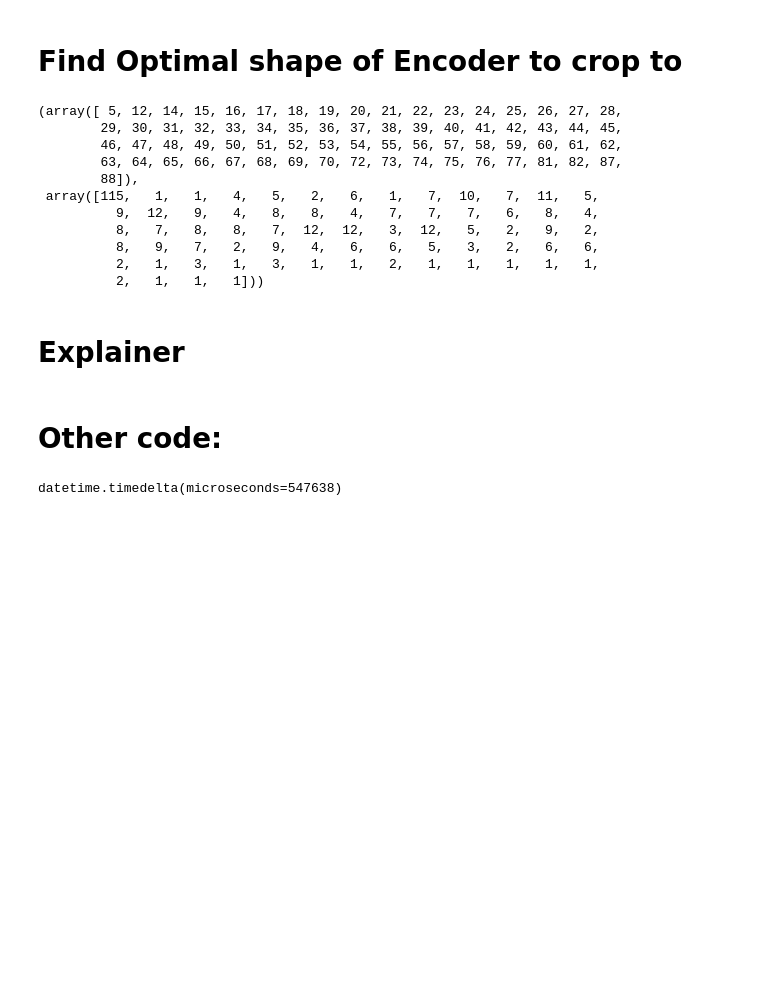
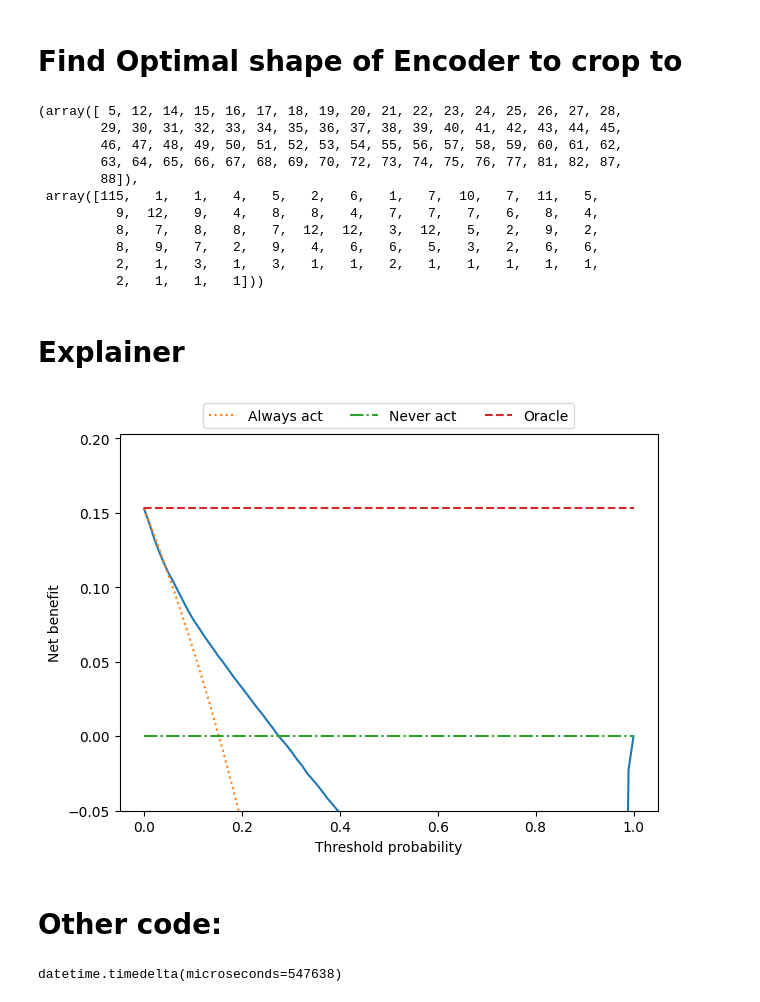
Before and after one commit to stephano41/radiomics_ai, a Jupyter notebook: notebooks/meningioma.ipynb, the cells around one changed output. Drawn from its saved outputs; the diff is of its cells as text; code cells hidden in the pictures; blank space fills up the shorter version.

Commit message:
decision curve analysis

```diff
--- a/notebooks/meningioma.ipynb
+++ b/notebooks/meningioma.ipynb
@@ -441,6 +441,82 @@ model2_run_id = '60e74372c5844fd0aa28bddefc58acd9' #radiomics and deep learning
 # %%
 model1_shap_values, dataset_df, dataset_splits = get_shap_values(model1_run_id)
 # model2_shap_values, _, _ = get_shap_values(model2_run_id, dataset_df, dataset_splits)
+# %%
+import pickle
+import pandas as pd
+import mlflow
+import numpy as np
+from statkit.decision import overall_net_benefit, net_benefit_action, NetBenefitDisplay, net_benefit, net_benefit_oracle
+
+def plot_net_benefit(run, save_dir=None, thresholds=100, estimator_name=None, benefit_type='action'):
+    if isinstance(run, str):
+        run = pd.Series(dict(mlflow.get_run(run).info))
+
+    artifact_uri = run.artifact_uri.removeprefix('file://')
+
+    with open(os.path.join(artifact_uri, 'bootstrap_scores.pkl'), 'rb') as f:
+        bootstrap_scores = pickle.load(f)
+
+    y_true_y_preds = [score[2] for score in bootstrap_scores]
+
+    mean_threshold_prob = np.linspace(0,1,100)
+    mean_benefits = np.zeros_like(mean_threshold_prob)
+    mean_net_benefit_action = np.zeros_like(mean_threshold_prob)
+    mean_net_benefit_noop = np.zeros_like(mean_threshold_prob)
+
+    mean_oracle=[]
+
+    for y_true, y_preds in y_true_y_preds:
+        if benefit_type=='action':
+            mean_oracle.append(net_benefit_oracle(y_true, action=True))
+            thresholds, benefits = net_benefit(y_true, y_preds, thresholds)
+            benefit_action = net_benefit_action(y_true, thresholds, action=True)
+            benefit_noop = np.zeros_like(benefits)
+        elif benefit_type == "noop":
+            mean_oracle.append(net_benefit_oracle(y_true, action=False))
+            thresholds, benefits = net_benefit(y_true, y_preds, thresholds, action=False)
+            benefit_noop = net_benefit_action(y_true, thresholds, action=False)
+            benefit_action = np.zeros_like(benefits)
+
+        elif benefit_type == "overall":
+            mean_oracle.append(1.0)
+            thresholds, benefits = overall_net_benefit(y_true, y_preds, thresholds)
+            benefit_action = net_benefit_action(y_true, thresholds, action=True)
+            benefit_noop = net_benefit_action(y_true, thresholds, action=False)
+
+        interp_benefits = np.interp(mean_threshold_prob, thresholds, benefits)
+        mean_benefits += interp_benefits
+
+        interp_net_benefit_action = np.interp(mean_threshold_prob, thresholds, benefit_action)
+        mean_net_benefit_action += interp_net_benefit_action
+
+        interp_net_benefit_noop = np.interp(mean_threshold_prob, thresholds, benefit_noop)
+        mean_net_benefit_noop += interp_net_benefit_noop
+
+    mean_net_benefit_action /= len(y_true_y_preds)
+    mean_net_benefit_noop /= len(y_true_y_preds)
+    mean_benefits /= len(y_true_y_preds)
+    mean_oracle = np.mean(mean_oracle)
+
+    display = NetBenefitDisplay(threshold_probability=mean_threshold_prob,
+                                net_benefit=mean_benefits,
+                                net_benefit_action=mean_net_benefit_action,
+                                net_benefit_noop=mean_net_benefit_noop,
+                                benefit_type=benefit_action,
+                                oracle=mean_oracle,
+                                estimator_name=estimator_name)
+    display.plot()
+    display.ax_.set_ylim(-0.05, mean_oracle+0.05)
+    display.ax_.legend(loc='upper center', bbox_to_anchor=(0.5, 1.1), ncol=4)
+    if save_dir is None:
+        plt.tight_layout()
+        plt.show()
+    else:
+        plt.savefig(save_dir, dpi=1200, bbox_inches='tight')
+
+plot_net_benefit(model1_run_id, benefit_type='action')
+# %% [output]
+[figure, added]
 # %% [markdown]
 # Other code:
 # %%
```
Also changed, not shown: 8 other files.
